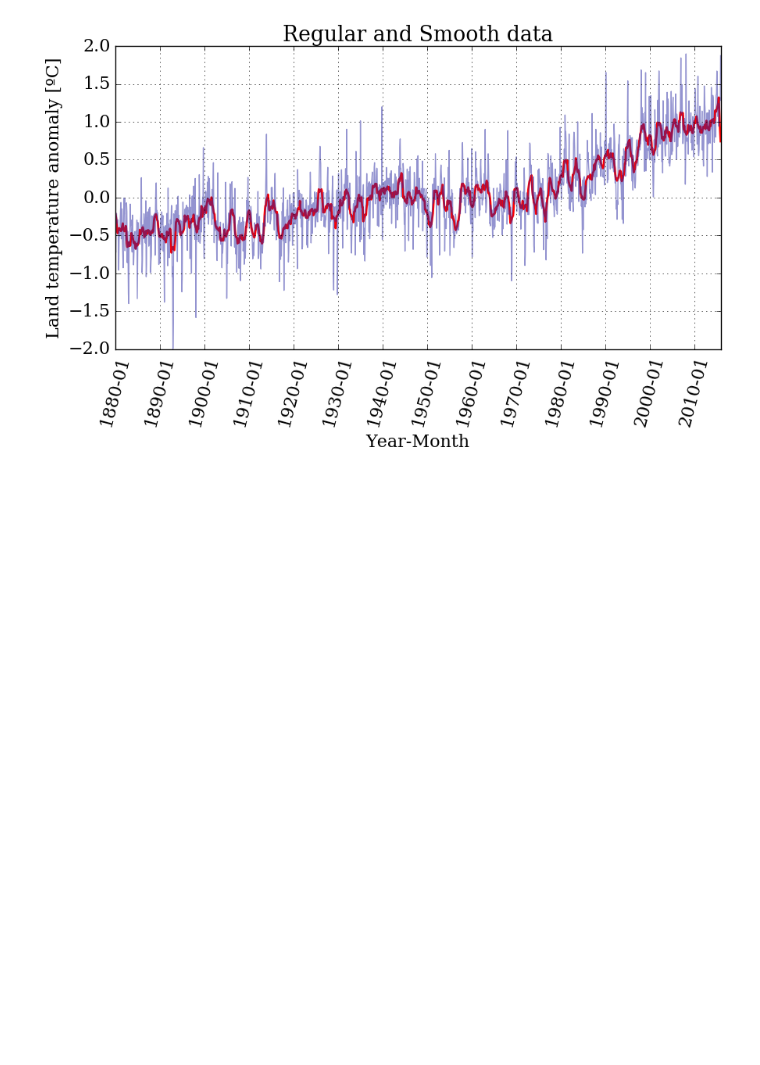
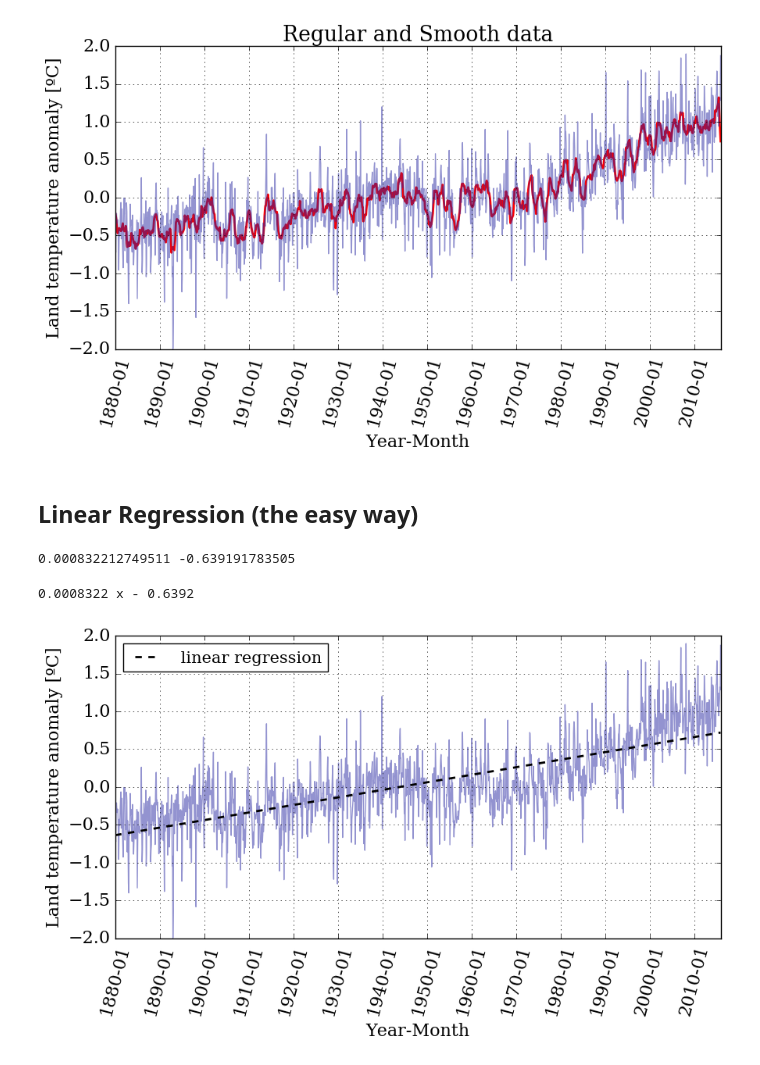
Before and after one commit to nripoll/notebook, a Jupyter notebook: Temperatures.ipynb, the cells around one changed output. Cells and saved outputs as stored; diff of their text form; code cells hidden in the pictures; blank space fills up the shorter version.

Commit message:
Linear regression fitting and plotting

```diff
--- a/Temperatures.ipynb
+++ b/Temperatures.ipynb
@@ -230,3 +230,35 @@ pyplot.ylabel('Land temperature anomaly [ºC]')
 pyplot.grid();
 # %% [output]
 [figure]
+# %% [markdown]
+## Linear Regression (the easy way)
+# %%
+m, b = numpy.polyfit(dummy, T_land[:,1], 1)
+# %%
+print(m, b)
+# %% [output]
+0.000832212749511 -0.639191783505
+# %%
+f_linear = numpy.poly1d((m, b))
+# %%
+print(f_linear)
+# %% [output]
+0.0008322 x - 0.6392
+# %%
+pyplot.figure(figsize=(10,5))
+
+pyplot.xticks(dummy[::12*10], date[::12*10], rotation = 75)
+#Regular data plot
+pyplot.plot(dummy, T_land[:,1], color = '#2929a3', linestyle = '-', linewidth = 1, alpha = 0.5)
+#Linear regression plot
+pyplot.plot(dummy, f_linear(dummy), color = 'k', ls = '--', lw = 2.0, label = ' linear regression')
+
+#Smooth data plot
+#pyplot.plot(dummy, smooth, color = 'r', linestyle = '-', linewidth = 2)
+
+pyplot.xlabel('Year-Month')
+pyplot.ylabel('Land temperature anomaly [ºC]')
+pyplot.legend(loc='best', fontsize=15)
+pyplot.grid();
+# %% [output]
+[figure, added]
```
